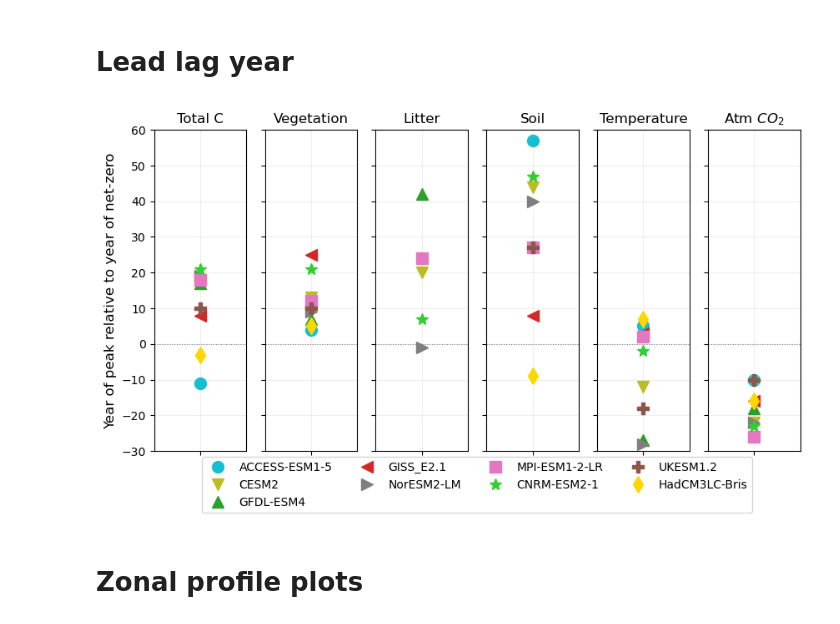
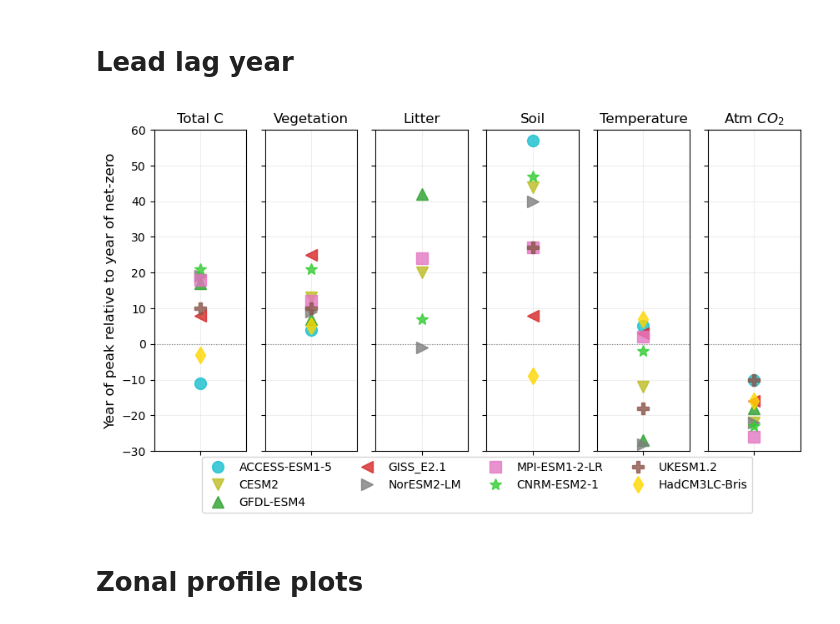
Before and after one commit to aswann/flat10MIP_analysis, a Jupyter notebook: figures_paper.ipynb, the cells around one changed output. Drawn from its saved outputs; the diff is of its cells as text; code cells hidden in the pictures.

Commit message:
more plot visual updates

```diff
--- a/figures_paper.ipynb
+++ b/figures_paper.ipynb
@@ -818,12 +818,12 @@ fig, ax =plt.subplots(1,6,figsize=(10, 5))
 for m in range(len(modellist)):
     model=modellist[m]
 
-    ax[0].plot(1, leadlagpeak['cTot'][model],color=modelcolors[m],marker=markerlist[m],linestyle='none',label=model,markersize=10)
-    ax[1].plot(1, leadlagpeak['cVeg'][model],color=modelcolors[m],marker=markerlist[m],linestyle='none',label=model,markersize=10)
-    ax[2].plot(1, leadlagpeak['cLitter'][model],color=modelcolors[m],marker=markerlist[m],linestyle='none',label=model,markersize=10)
-    ax[3].plot(1, leadlagpeak['cSoil'][model],color=modelcolors[m],marker=markerlist[m],linestyle='none',label=model,markersize=10)
-    ax[4].plot(1, leadlagpeak['tas'][model],color=modelcolors[m],marker=markerlist[m],linestyle='none',label=model,markersize=10)
-    ax[5].plot(1, leadlagpeak['co2'][model],color=modelcolors[m],marker=markerlist[m],linestyle='none',label=model,markersize=10)
+    ax[0].plot(1, leadlagpeak['cTot'][model],color=modelcolors[m],marker=markerlist[m],linestyle='none',label=model,markersize=10,alpha=0.8)
+    ax[1].plot(1, leadlagpeak['cVeg'][model],color=modelcolors[m],marker=markerlist[m],linestyle='none',label=model,markersize=10,alpha=0.8)
+    ax[2].plot(1, leadlagpeak['cLitter'][model],color=modelcolors[m],marker=markerlist[m],linestyle='none',label=model,markersize=10,alpha=0.8)
+    ax[3].plot(1, leadlagpeak['cSoil'][model],color=modelcolors[m],marker=markerlist[m],linestyle='none',label=model,markersize=10,alpha=0.8)
+    ax[4].plot(1, leadlagpeak['tas'][model],color=modelcolors[m],marker=markerlist[m],linestyle='none',label=model,markersize=10,alpha=0.8)
+    ax[5].plot(1, leadlagpeak['co2'][model],color=modelcolors[m],marker=markerlist[m],linestyle='none',label=model,markersize=10,alpha=0.8)
 
 
 ax[0].set_title('Total C')
@@ -832,34 +832,34 @@ ax[2].set_title('Litter')
 ax[3].set_title('Soil')
 ax[4].set_title('Temperature')
 ax[5].set_title('Atm $CO_2$')
 
 ax[0].set_ylabel('Year of peak relative to year of net-zero',fontsize=12)
 
 for axi in range(6):
     ax[axi].grid(alpha=0.2)
     ax[axi].axhline(0,lw=0.8,color="gray",linestyle=":")
     ymin=-30
     ymax=60
     ax[axi].set_ylim([ymin,ymax])
     ax[axi].yaxis.set_ticks(np.arange(ymin,ymax+1,10))
     ax[axi].xaxis.set_ticks([1])
     ax[axi].xaxis.set_tick_params(labelcolor='none')
     if axi>0:
         ax[axi].yaxis.set_tick_params(labelcolor='none')
     # else:
     #     ax[axi].yaxis.set_tick_params(fontsize=12)
 
 
 
 # ax[5].legend()
 lgax=ax[3].legend(loc='upper center', ncol=4,bbox_to_anchor=(-0.1, 0))
 
 
 # fig.suptitle('year of peak relative to net zero - ' +latrange)
 
 plt.savefig('figures/leadlagpeak_' +latrange +'.pdf', bbox_inches='tight')
 # %% [output]
-[figure, old version]
+[figure, new version]
 # %% [markdown]
 # Zonal profile plots
 # %%
```
Also changed, not shown: 1 other file.
